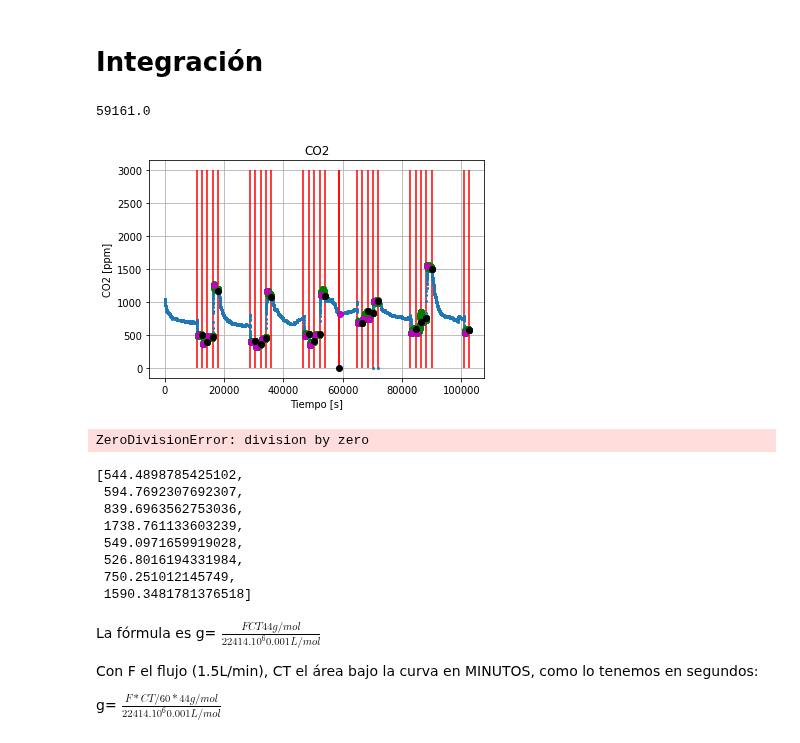
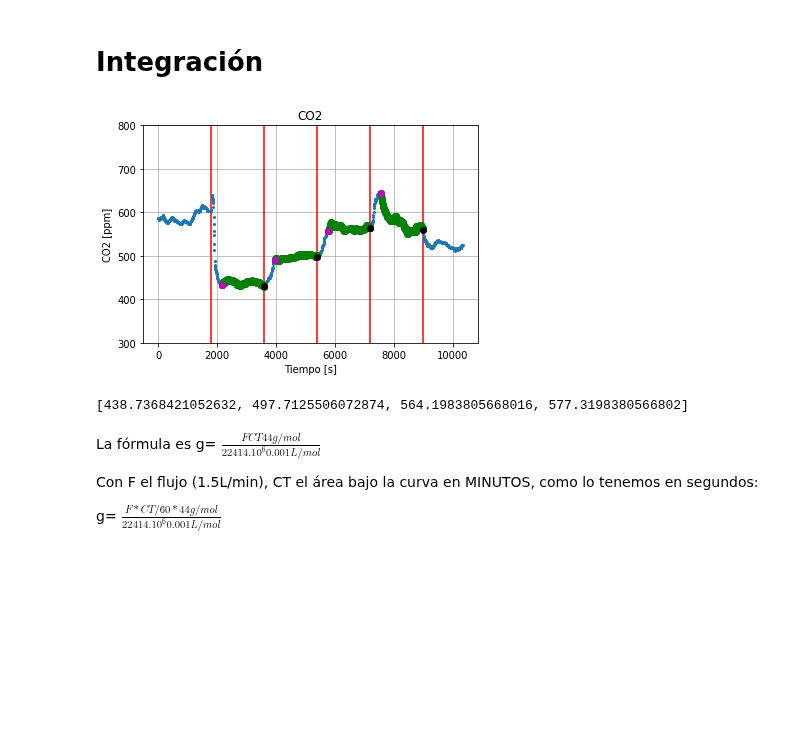
Before and after one commit to fyulita/laboratorio-6-y-7, a Jupyter notebook: Arduino/notebook-all-x4.ipynb, the cells around one changed output. Drawn from its saved outputs; the diff is of its cells as text; code cells hidden in the pictures; blank space fills up the shorter version.

```diff
--- a/Arduino/notebook-all-x4.ipynb
+++ b/Arduino/notebook-all-x4.ipynb
@@ -94,0 +91,2 @@ print(n)
+# %%
+df = pd.read_csv(f"{PATH}/data_1.csv")
@@ -95,6 +104,6 @@ print(n)
 # %%
 # Llenemos las listas con los datos
-for i in range(n-1):
+for i in range(n):
     df = pd.read_csv(f"{PATH}/data_{i}.csv")
 
     # CO2
@@ -271,32 +263,28 @@ for i in range(len(pos) - 1):
     if pos[i + 1] - pos[i] < 500:
         inicio.append(pos[i] + 60) # Dejamos 60 posiciones (5 minutos aprox) de espera
         fin.append(pos[i + 1])
-# %%
-tiempos[inicio[12]]
-# %% [output]
-59161.0
 # %%
 plt.figure("CO2")
 plt.title("CO2")
 plt.plot(tiempos, co2, ".", markersize=4)
 for i in range(len(danza)):
     plt.vlines(x=danza[i], ymin=0, ymax=3000, color="r")
 plt.grid()
 plt.xlabel("Tiempo [s]")
 plt.ylabel("CO2 [ppm]")
 
-#plt.ylim(1800,2100)
-#plt.xlim(26500,29000)
+#plt.xlim(150000,200000)
+plt.ylim(300,800)
 
 plt.scatter(tiempos[inicio], co2[inicio], color="m", zorder=4) #marco el inicio de cada área en color magenta
 plt.scatter(tiempos[fin], co2[fin], color="k", zorder=5) #marco el fin de cada área en color negro
 for i in range(len(inicio)):
     plt.scatter(tiempos[inicio[i]:fin[i]], co2[inicio[i]:fin[i]], color="g", zorder=3)
 
 plt.savefig(f"{PATH}/figuras/areas_pintadas.png")
 plt.show()
 # %% [output]
-[figure, old version]
+[figure, new version]
 # %%
 #CALCULO UN VALOR PROMEDIO, Y SU ERROR
 promedio=[]
@@ -304,8 +292,6 @@ promedio_std=[]
 for i in range(len(inicio)):
     promedio.append(np.mean(co2[inicio[i]:fin[i]]))
     promedio_std.append(np.std(co2[inicio[i]:fin[i]]))
-# %% [output]
-ZeroDivisionError: division by zero
 # %%
 promedio1 = []
 promedio2 = []
@@ -336,14 +322,7 @@ np.savetxt(f'{PATH}/figuras/promedio_std.csv', b, delimiter=', ', newline='\n',
 # %%
 promedio
 # %% [output]
-[544.4898785425102,
- 594.7692307692307,
- 839.6963562753036,
- 1738.761133603239,
- 549.0971659919028,
- 526.8016194331984,
- 750.251012145749,
- 1590.3481781376518]
+[438.7368421052632, 497.7125506072874, 564.1983805668016, 577.3198380566802]
 # %% [markdown]
 La fórmula es
 g= $\frac{F CT 44 g/mol}{22414 . 10^6 0.001L/mol}$
```
Also changed, not shown: parts of 11 cells of this notebook, 19 other files.
